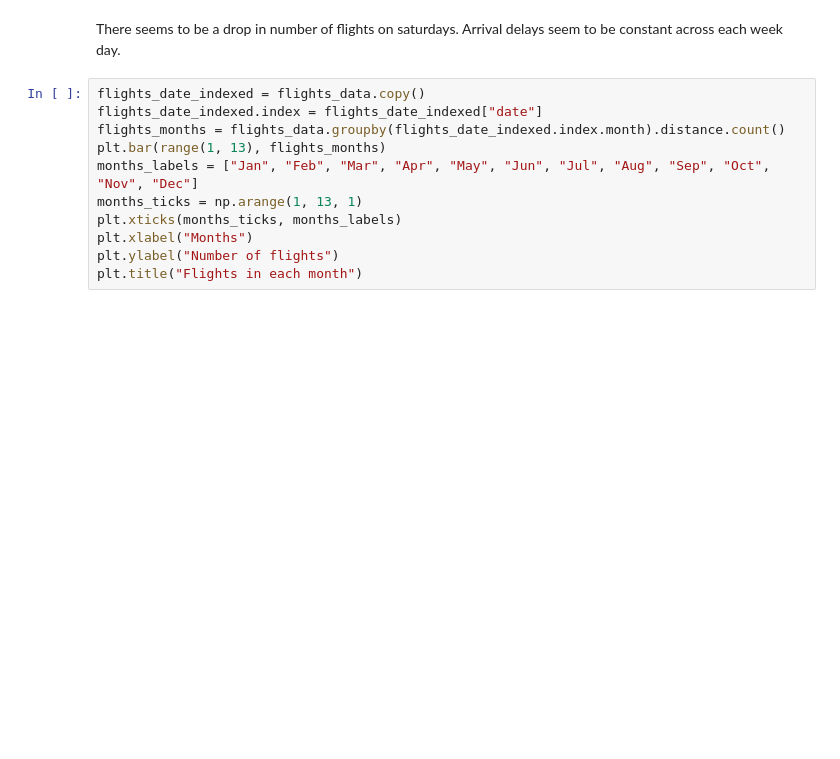
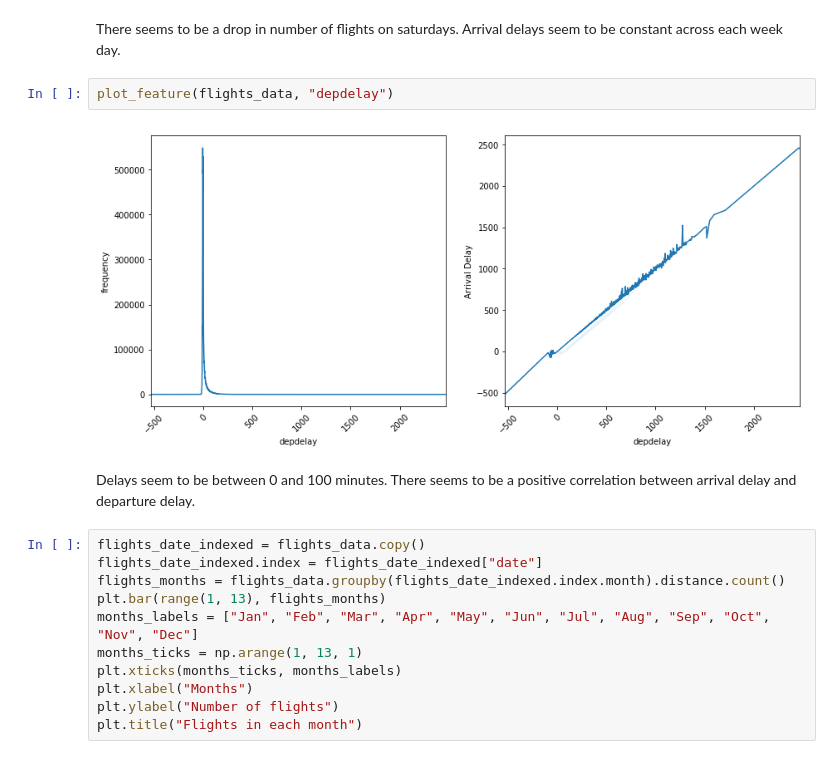
Before and after one commit to command7/exploratory_data_analysis, a Jupyter notebook: Analysis.ipynb, the cells around one changed output. Saved outputs shown, nothing was run; the diff lists cells and outputs as text; blank space fills up the shorter version.

Commit message:
Visualization: Plot departure delay

```diff
--- a/Analysis.ipynb
+++ b/Analysis.ipynb
@@ -391,6 +391,13 @@ plot_feature(flights_data, "dayofweek")
 # %% [markdown]
 There seems to be a drop in number of flights on saturdays.
 Arrival delays seem to be constant across each week day.
+# %%
+plot_feature(flights_data, "depdelay")
+# %% [output]
+[figure, added]
+# %% [markdown]
+Delays seem to be between 0 and 100 minutes.
+There seems to be a positive correlation between arrival delay and departure delay.
 # %%
 flights_date_indexed = flights_data.copy()
 flights_date_indexed.index = flights_date_indexed["date"]
```
